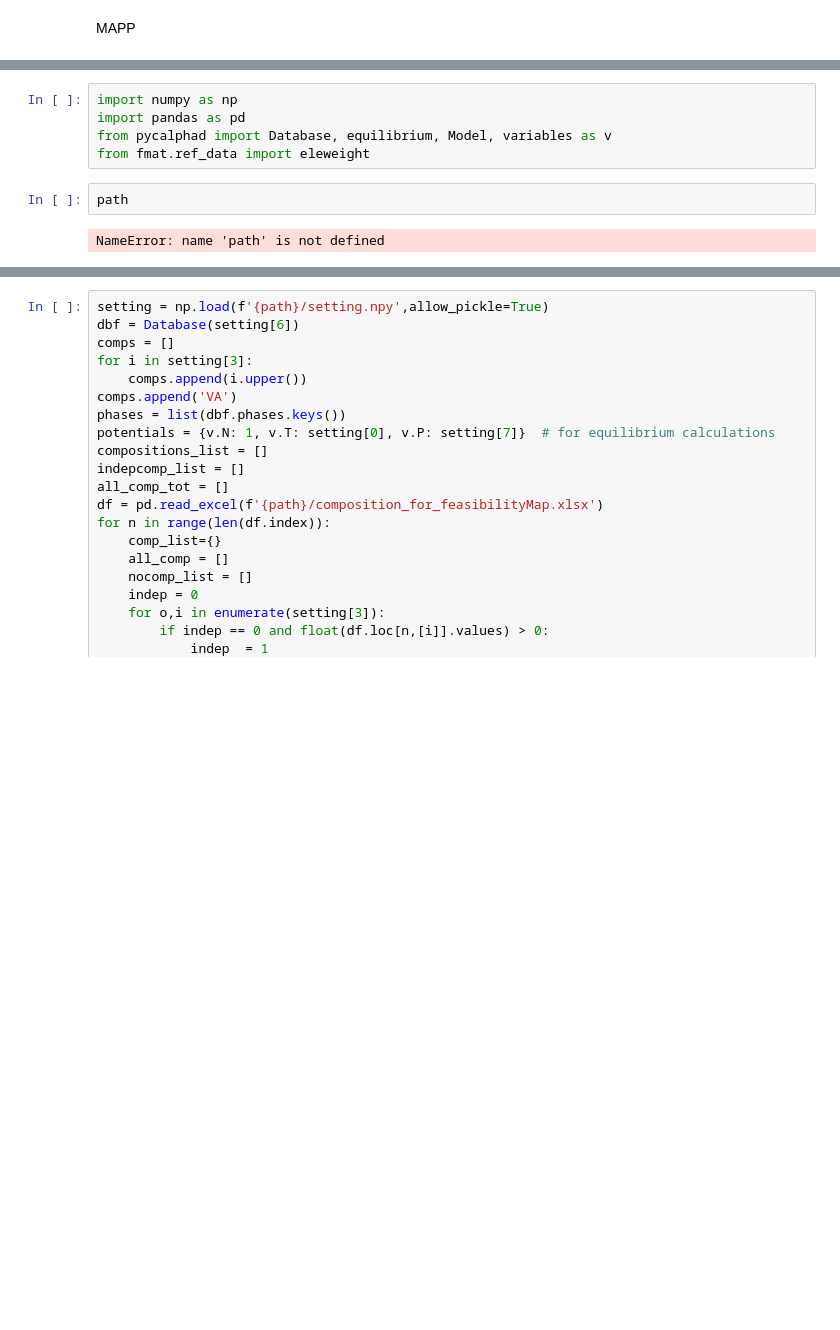
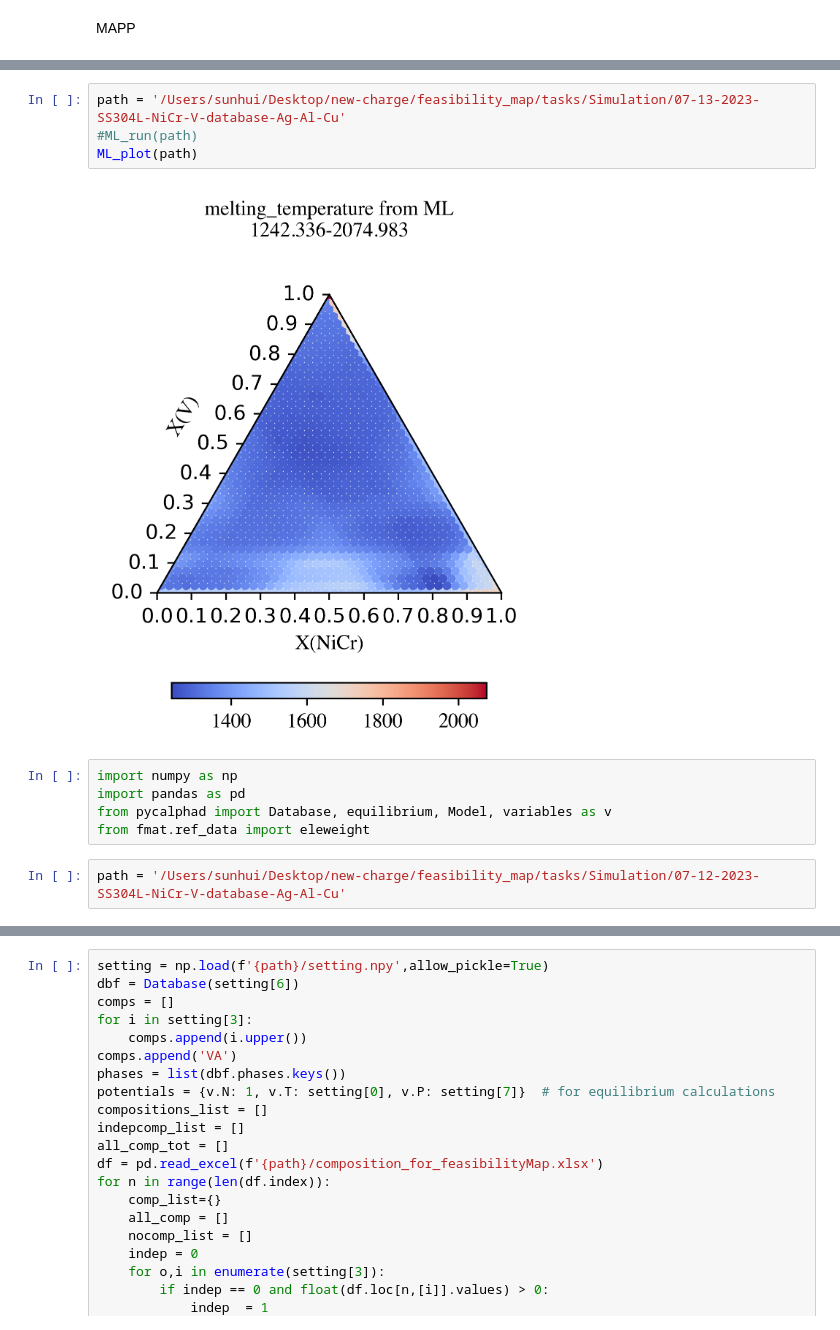
Before and after one commit to PhasesResearchLab/MaterialsMap, a Jupyter notebook: tasks/fmat.ipynb, the cells around one changed output, grey strips where cells are left out. Drawn from its saved outputs; the diff is of its cells as text; blank space fills up the shorter version.

```diff
--- a/tasks/fmat.ipynb
+++ b/tasks/fmat.ipynb
@@ -97,9 +187,13 @@ MAPP
+# %%
+path = '/Users/sunhui/Desktop/new-charge/feasibility_map/tasks/Simulation/07-13-2023-SS304L-NiCr-V-database-Ag-Al-Cu'
+#ML_run(path)
+ML_plot(path)
+# %% [output]
+[figure, added]
 # %%
 import numpy as np
 import pandas as pd
 from pycalphad import Database, equilibrium, Model, variables as v
 from fmat.ref_data import eleweight
-# %%
-path
-# %% [output]
-NameError: name 'path' is not defined
+# %%
+path = '/Users/sunhui/Desktop/new-charge/feasibility_map/tasks/Simulation/07-12-2023-SS304L-NiCr-V-database-Ag-Al-Cu'
```
Also changed, not shown: parts of 18 cells of this notebook, 1 other file.
